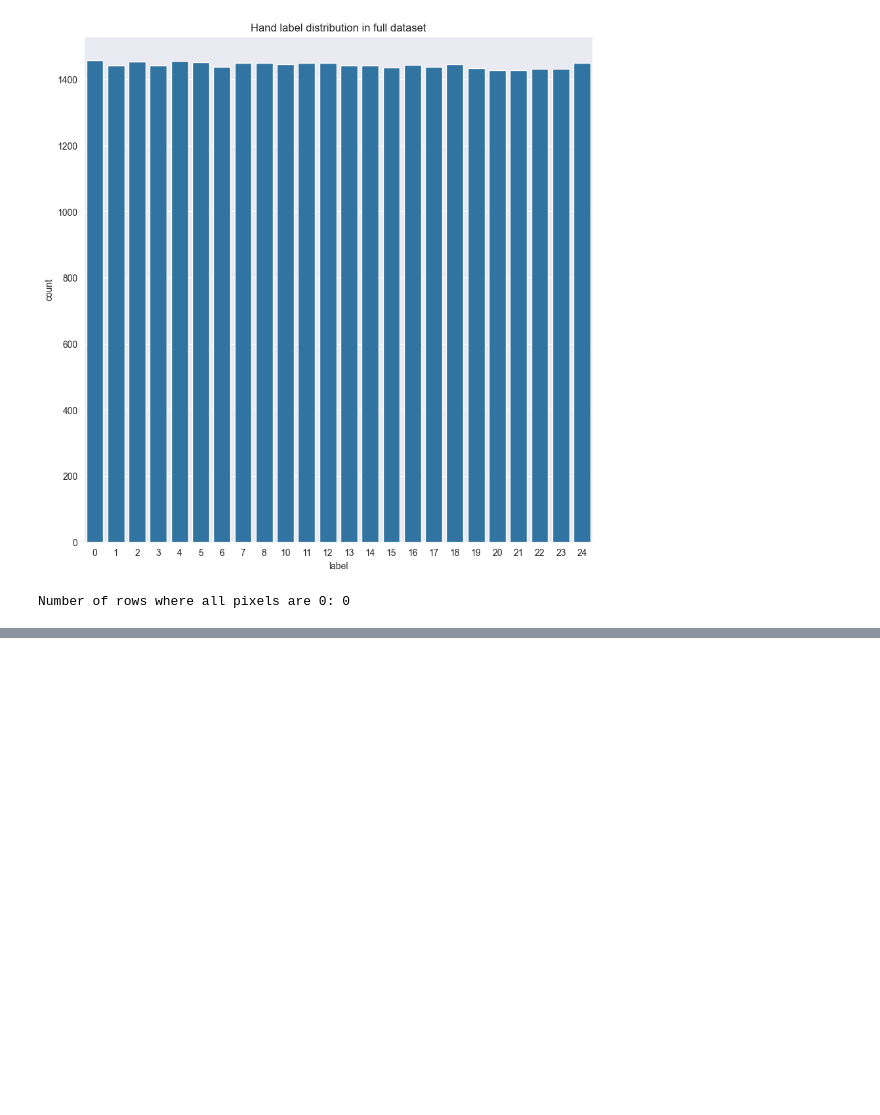
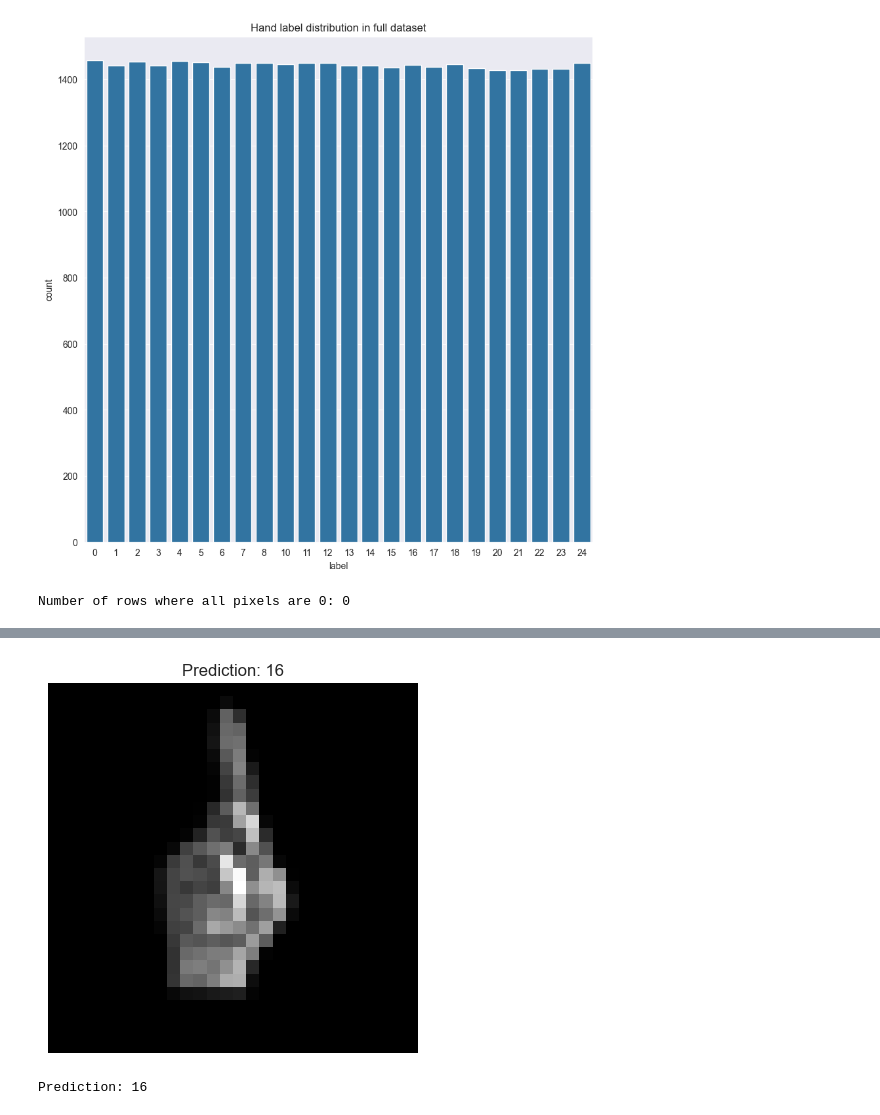
Before and after one commit to TimBjorkegren/sign-language-mnist, a Jupyter notebook: sign_mnist_training.ipynb, the cells around one changed output, grey strips where cells are left out. Cells and saved outputs as stored; diff of their text form; code cells hidden in the pictures; blank space fills up the shorter version.

```diff
--- a/sign_mnist_training.ipynb
+++ b/sign_mnist_training.ipynb
@@ -129,0 +151,23 @@ Accuracy: 0.9878158844765343
+# %%
+#Handling the image and predicting it.
+
+img = Image.open("hand_signal_d_label3.jpg").convert("L")
+img = ImageOps.invert(img)
+img = img.resize((28, 28))
+img_array = np.array(img)
+
+pixels = img_array.reshape(1, -1)
+
+pixels_scaled = scaler.transform(pixels)
+
+prediction = log_reg.predict(pixels_scaled)[0]
+
+plt.imshow(img_array, cmap="gray")
+plt.title(f"Prediction: {prediction}")
+plt.axis("off")
+plt.show()
+
+print("Prediction:", prediction)
+# %% [output]
+[figure, added]
+Prediction: 16
```
Also changed, not shown: parts of 3 cells of this notebook, 1 other file.
